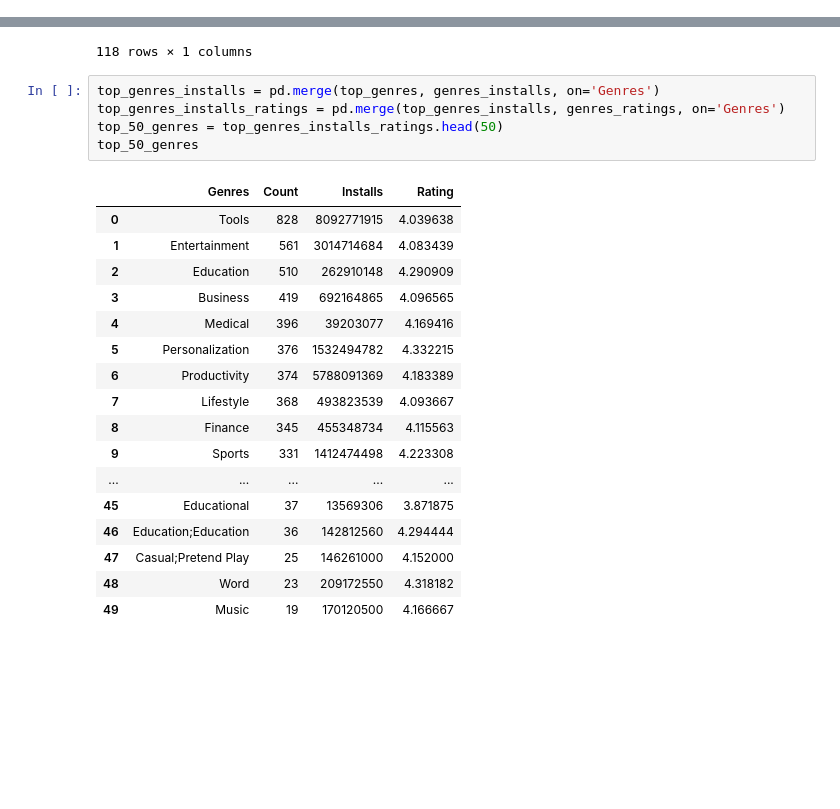
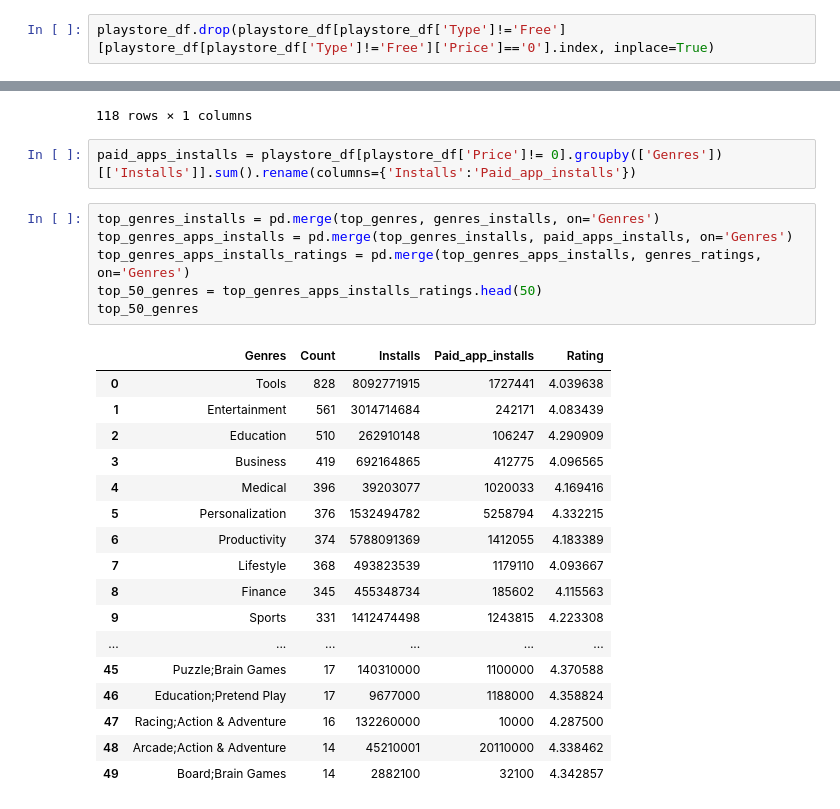
Before and after one commit to HariTarz/Play-Store-App-Review-Analysis, a Jupyter notebook: Play_Store_App_Review_Analysis_Capstone_Project.ipynb, the cells around one changed output, grey strips where cells are left out. Drawn from its saved outputs; the diff is of its cells as text; blank space fills up the shorter version.

```diff
--- a/Play_Store_App_Review_Analysis_Capstone_Project.ipynb
+++ b/Play_Store_App_Review_Analysis_Capstone_Project.ipynb
@@ -138,0 +104,2 @@ Index(['App', 'Category', 'Rating', 'Reviews', 'Size', 'Installs', 'Type',
+# %%
+playstore_df.drop(playstore_df[playstore_df['Type']!='Free'][playstore_df[playstore_df['Type']!='Free']['Price']=='0'].index, inplace=True)
@@ -252,27 +276,30 @@ genres_ratings
 | Weather | 4.243056 |
 | Word | 4.318182 |
 118 rows × 1 columns
+# %%
+paid_apps_installs = playstore_df[playstore_df['Price']!= 0].groupby(['Genres'])[['Installs']].sum().rename(columns={'Installs':'Paid_app_installs'})
 # %%
 top_genres_installs = pd.merge(top_genres, genres_installs, on='Genres')
-top_genres_installs_ratings = pd.merge(top_genres_installs, genres_ratings, on='Genres')
-top_50_genres = top_genres_installs_ratings.head(50)
+top_genres_apps_installs = pd.merge(top_genres_installs, paid_apps_installs, on='Genres')
+top_genres_apps_installs_ratings = pd.merge(top_genres_apps_installs, genres_ratings, on='Genres')
+top_50_genres = top_genres_apps_installs_ratings.head(50)
 top_50_genres
 # %% [output]
-|  | Genres | Count | Installs | Rating |
-| 0 | Tools | 828 | 8092771915 | 4.039638 |
-| 1 | Entertainment | 561 | 3014714684 | 4.083439 |
-| 2 | Education | 510 | 262910148 | 4.290909 |
-| 3 | Business | 419 | 692164865 | 4.096565 |
-| 4 | Medical | 396 | 39203077 | 4.169416 |
-| 5 | Personalization | 376 | 1532494782 | 4.332215 |
-| 6 | Productivity | 374 | 5788091369 | 4.183389 |
-| 7 | Lifestyle | 368 | 493823539 | 4.093667 |
-| 8 | Finance | 345 | 455348734 | 4.115563 |
-| 9 | Sports | 331 | 1412474498 | 4.223308 |
-| ... | ... | ... | ... | ... |
-| 45 | Educational | 37 | 13569306 | 3.871875 |
-| 46 | Education;Education | 36 | 142812560 | 4.294444 |
-| 47 | Casual;Pretend Play | 25 | 146261000 | 4.152000 |
-| 48 | Word | 23 | 209172550 | 4.318182 |
-| 49 | Music | 19 | 170120500 | 4.166667 |
+|  | Genres | Count | Installs | Paid_app_installs | Rating |
+| 0 | Tools | 828 | 8092771915 | 1727441 | 4.039638 |
+| 1 | Entertainment | 561 | 3014714684 | 242171 | 4.083439 |
+| 2 | Education | 510 | 262910148 | 106247 | 4.290909 |
+| 3 | Business | 419 | 692164865 | 412775 | 4.096565 |
+| 4 | Medical | 396 | 39203077 | 1020033 | 4.169416 |
+| 5 | Personalization | 376 | 1532494782 | 5258794 | 4.332215 |
+| 6 | Productivity | 374 | 5788091369 | 1412055 | 4.183389 |
+| 7 | Lifestyle | 368 | 493823539 | 1179110 | 4.093667 |
+| 8 | Finance | 345 | 455348734 | 185602 | 4.115563 |
+| 9 | Sports | 331 | 1412474498 | 1243815 | 4.223308 |
+| ... | ... | ... | ... | ... | ... |
+| 45 | Puzzle;Brain Games | 17 | 140310000 | 1100000 | 4.370588 |
+| 46 | Education;Pretend Play | 17 | 9677000 | 1188000 | 4.358824 |
+| 47 | Racing;Action & Adventure | 16 | 132260000 | 10000 | 4.287500 |
+| 48 | Arcade;Action & Adventure | 14 | 45210001 | 20110000 | 4.338462 |
+| 49 | Board;Brain Games | 14 | 2882100 | 32100 | 4.342857 |
 # %%
```
Also changed, not shown: parts of 19 cells of this notebook.
